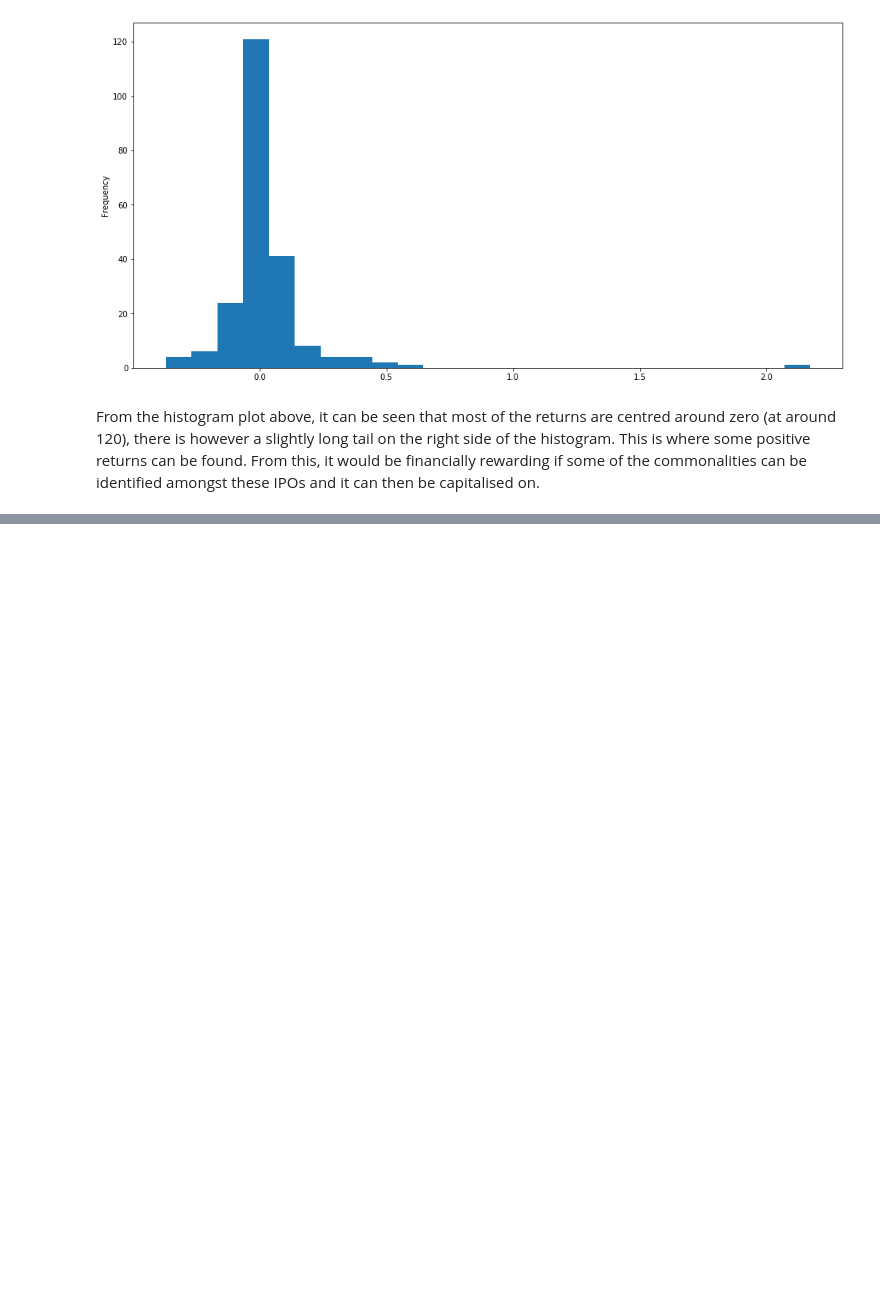
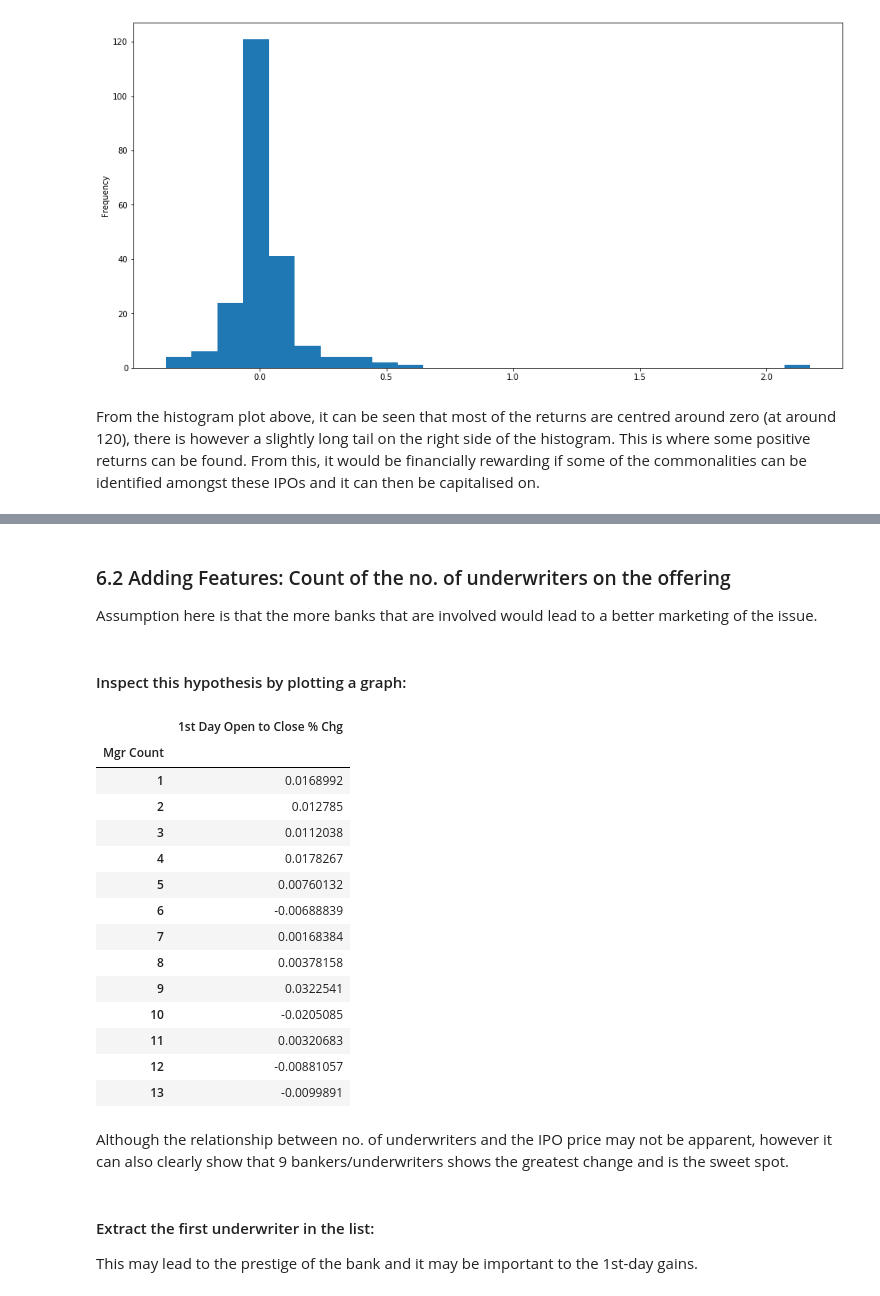
Before and after one commit to ylee9107/ML_app_Forecast_IPOmarket, a Jupyter notebook: ML_app_Forecast_IPOmarket.ipynb, the cells around one changed output, grey strips where cells are left out. Cells and saved outputs as stored; diff of their text form; code cells hidden in the pictures; blank space fills up the shorter version.

```diff
--- a/ML_app_Forecast_IPOmarket.ipynb
+++ b/ML_app_Forecast_IPOmarket.ipynb
@@ -372,0 +386,37 @@ From the histogram plot above, it can be seen that most of the returns are centr
+# %%
+df_ipo['Opening Gap % Chg'] = (df_ipo['Opening Price'] - df_ipo['Offer Price']) / df_ipo['Offer Price']
+# %% [markdown]
+### 6.2 Adding Features: Count of the no. of underwriters on the offering
+
+Assumption here is that the more banks that are involved would lead to a better marketing of the issue.
+# %%
+def get_mgr_count(x):
+    return len(x.split('/'))
+# %%
+df_ipo['Mgr Count'] = df_ipo['Managers'].apply(get_mgr_count)
+# %% [markdown]
+#### Inspect this hypothesis by plotting a graph:
+# %%
+df_ipo.groupby('Mgr Count')['1st Day Open to Close % Chg'].mean().to_frame().style.bar(align = 'mid', color = ['#d65f5f', '#5fba7d'])
+# %% [output]
+|  | 1st Day Open to Close % Chg |
+| Mgr Count |  |
+| 1 | 0.0168992 |
+| 2 | 0.012785 |
+| 3 | 0.0112038 |
+| 4 | 0.0178267 |
+| 5 | 0.00760132 |
+| 6 | -0.00688839 |
+| 7 | 0.00168384 |
+| 8 | 0.00378158 |
+| 9 | 0.0322541 |
+| 10 | -0.0205085 |
+| 11 | 0.00320683 |
+| 12 | -0.00881057 |
+| 13 | -0.0099891 |
+# %% [markdown]
+Although the relationship between no. of underwriters and the IPO price may not be apparent, however it can also clearly show that 9 bankers/underwriters shows the greatest change and is the sweet spot.
+# %% [markdown]
+#### Extract the first underwriter in the list:
+
+This may lead to the prestige of the bank and it may be important to the 1st-day gains.
```
Also changed, not shown: parts of 10 cells of this notebook.
